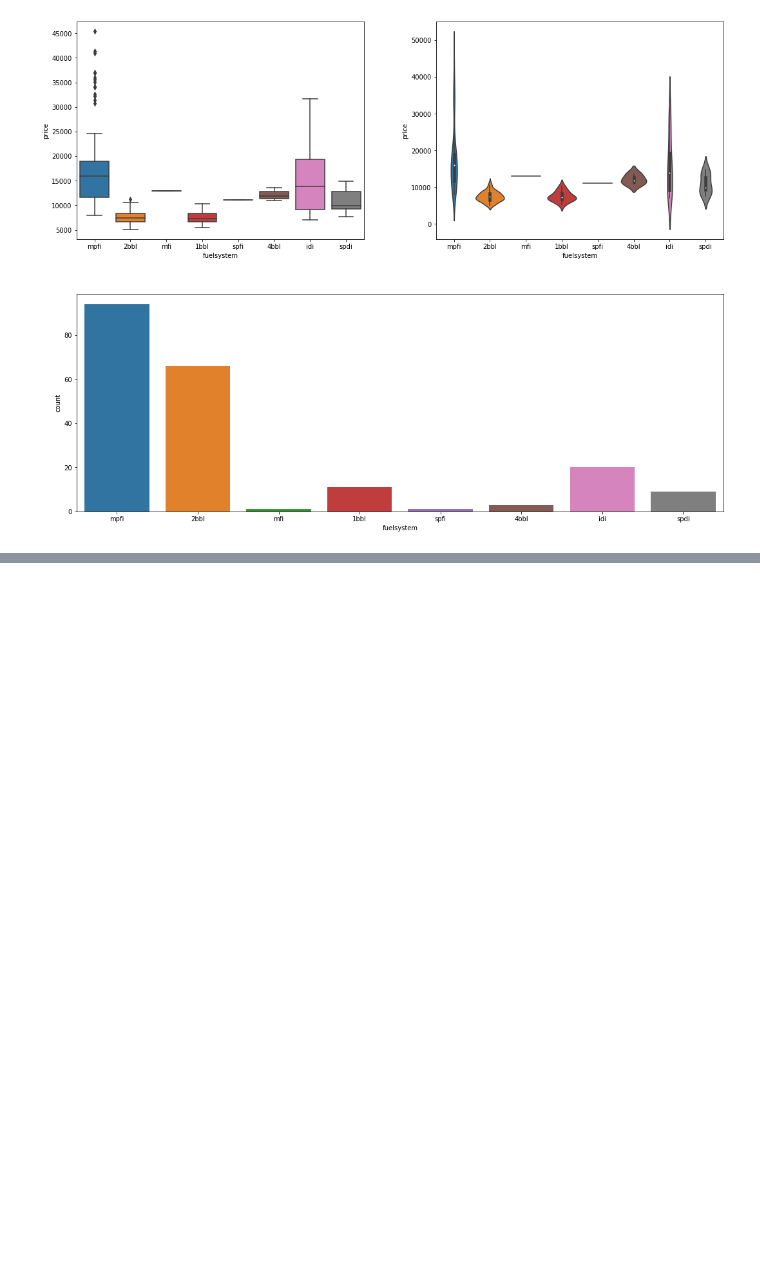
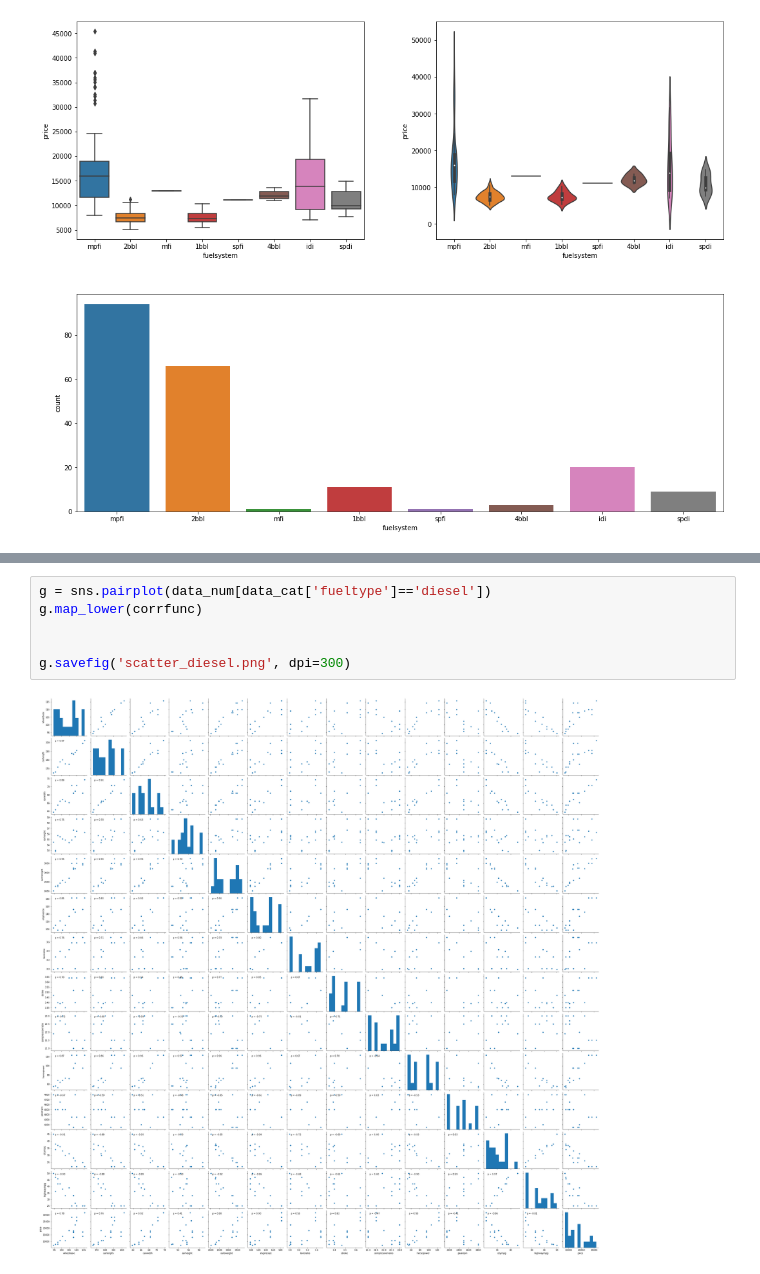
Before and after one commit to prateekkohli1992/regression_1, a Jupyter notebook: EDA_2.ipynb, the cells around one changed output, grey strips where cells are left out. Saved outputs shown, nothing was run; the diff lists cells and outputs as text; blank space fills up the shorter version.

```diff
--- a/EDA_2.ipynb
+++ b/EDA_2.ipynb
@@ -233,0 +274,8 @@ plt.show()
+# %%
+g = sns.pairplot(data_num[data_cat['fueltype']=='diesel'])
+g.map_lower(corrfunc)
+
+
+g.savefig('scatter_diesel.png', dpi=300)
+# %% [output]
+[figure, added]
```
Also changed, not shown: parts of 26 cells of this notebook, 1 other file.
